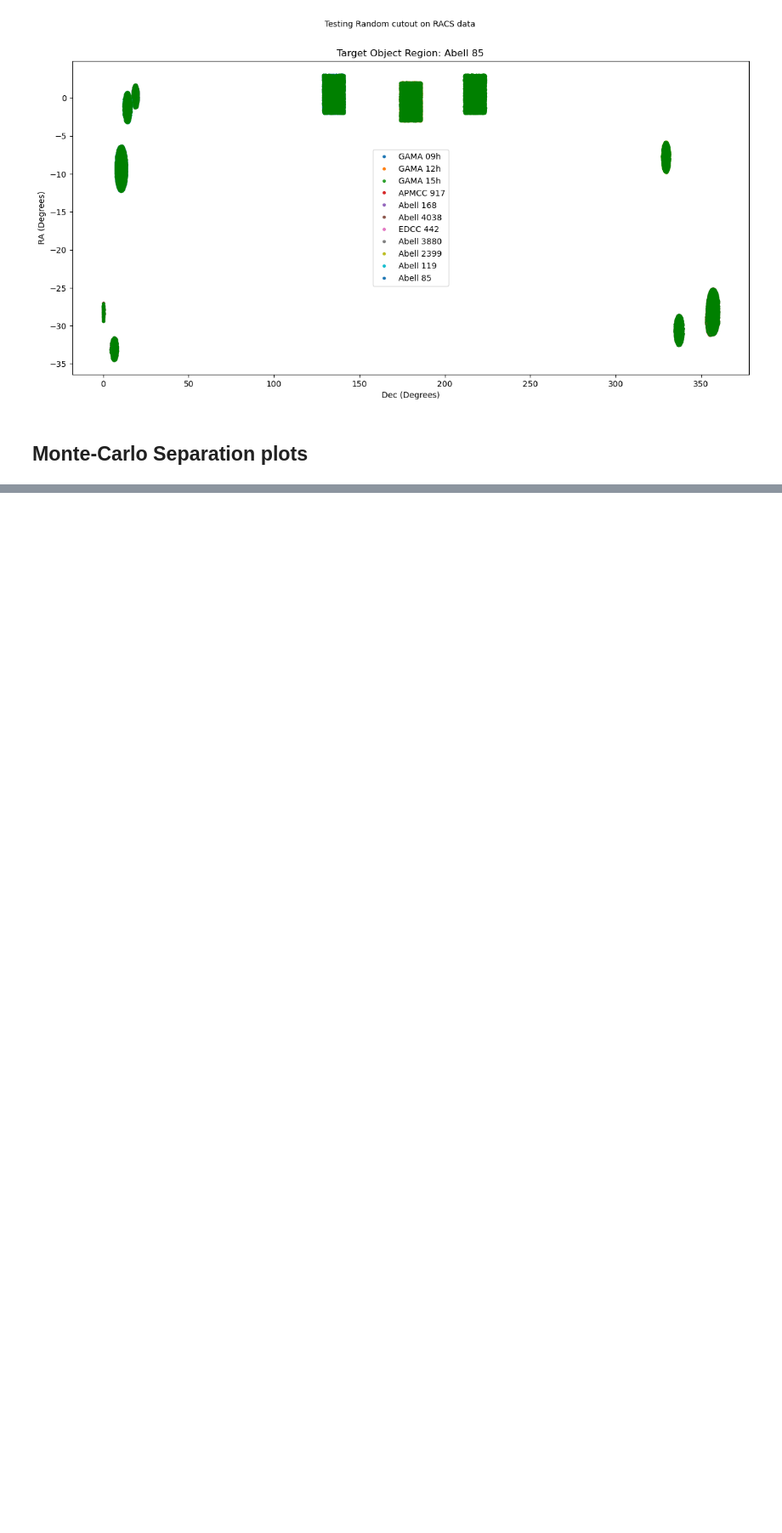
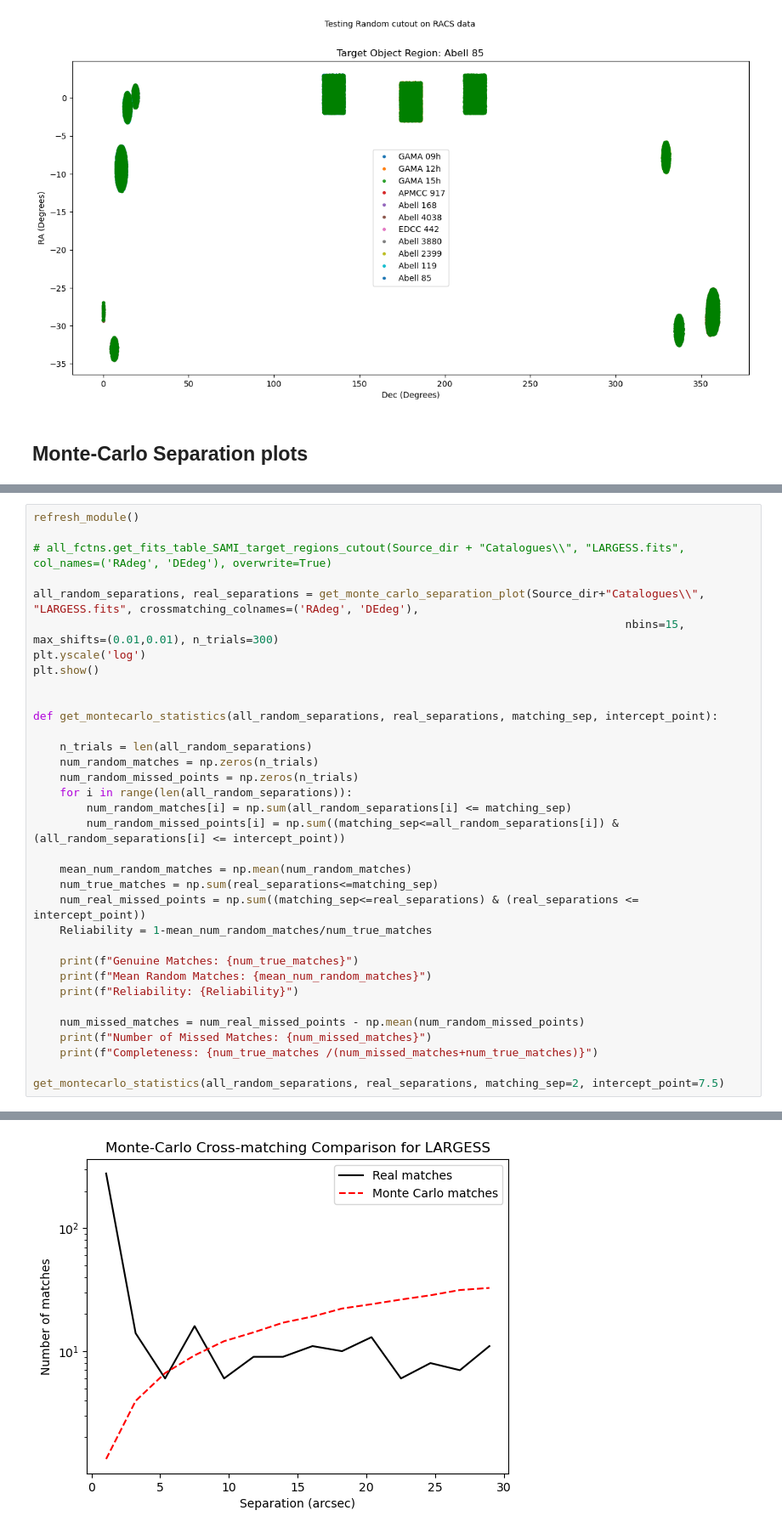
Before and after one commit to mspan4/sami_tools_smc_mspa4681, a Jupyter notebook: Code/Getting_cutouts.ipynb, the cells around one changed output, grey strips where cells are left out. Shown at 85% size. Drawn from its saved outputs; the diff is of its cells as text; blank space fills up the shorter version.

```diff
--- a/Code/Getting_cutouts.ipynb
+++ b/Code/Getting_cutouts.ipynb
@@ -716,0 +719,35 @@ plt.show()
+# %%
+refresh_module()
+
+# all_fctns.get_fits_table_SAMI_target_regions_cutout(Source_dir + "Catalogues\\", "LARGESS.fits", col_names=('RAdeg', 'DEdeg'), overwrite=True)
+
+all_random_separations, real_separations = get_monte_carlo_separation_plot(Source_dir+"Catalogues\\", "LARGESS.fits", crossmatching_colnames=('RAdeg', 'DEdeg'),
+                                                                                         nbins=15, max_shifts=(0.01,0.01), n_trials=300)
+plt.yscale('log')
+plt.show()
+
+
+def get_montecarlo_statistics(all_random_separations, real_separations, matching_sep, intercept_point):
+
+    n_trials = len(all_random_separations)
+    num_random_matches = np.zeros(n_trials)
+    num_random_missed_points = np.zeros(n_trials)
+    for i in range(len(all_random_separations)):
+        num_random_matches[i] = np.sum(all_random_separations[i] <= matching_sep)
+        num_random_missed_points[i] = np.sum((matching_sep<=all_random_separations[i]) & (all_random_separations[i] <= intercept_point))
+
+    mean_num_random_matches = np.mean(num_random_matches)
+    num_true_matches = np.sum(real_separations<=matching_sep)
+    num_real_missed_points = np.sum((matching_sep<=real_separations) & (real_separations <= intercept_point))
+    Reliability = 1-mean_num_random_matches/num_true_matches
+
+    print(f"Genuine Matches: {num_true_matches}")
+    print(f"Mean Random Matches: {mean_num_random_matches}")
+    print(f"Reliability: {Reliability}")
+
+    num_missed_matches = num_real_missed_points - np.mean(num_random_missed_points)
+    print(f"Number of Missed Matches: {num_missed_matches}")
+    print(f"Completeness: {num_true_matches /(num_missed_matches+num_true_matches)}")
+
+get_montecarlo_statistics(all_random_separations, real_separations, matching_sep=2, intercept_point=7.5)
+# %% [output]
@@ -716,0 +755 @@ plt.show()
+[figure, added]
```
Also changed, not shown: parts of 8 cells of this notebook, 4 other files.
